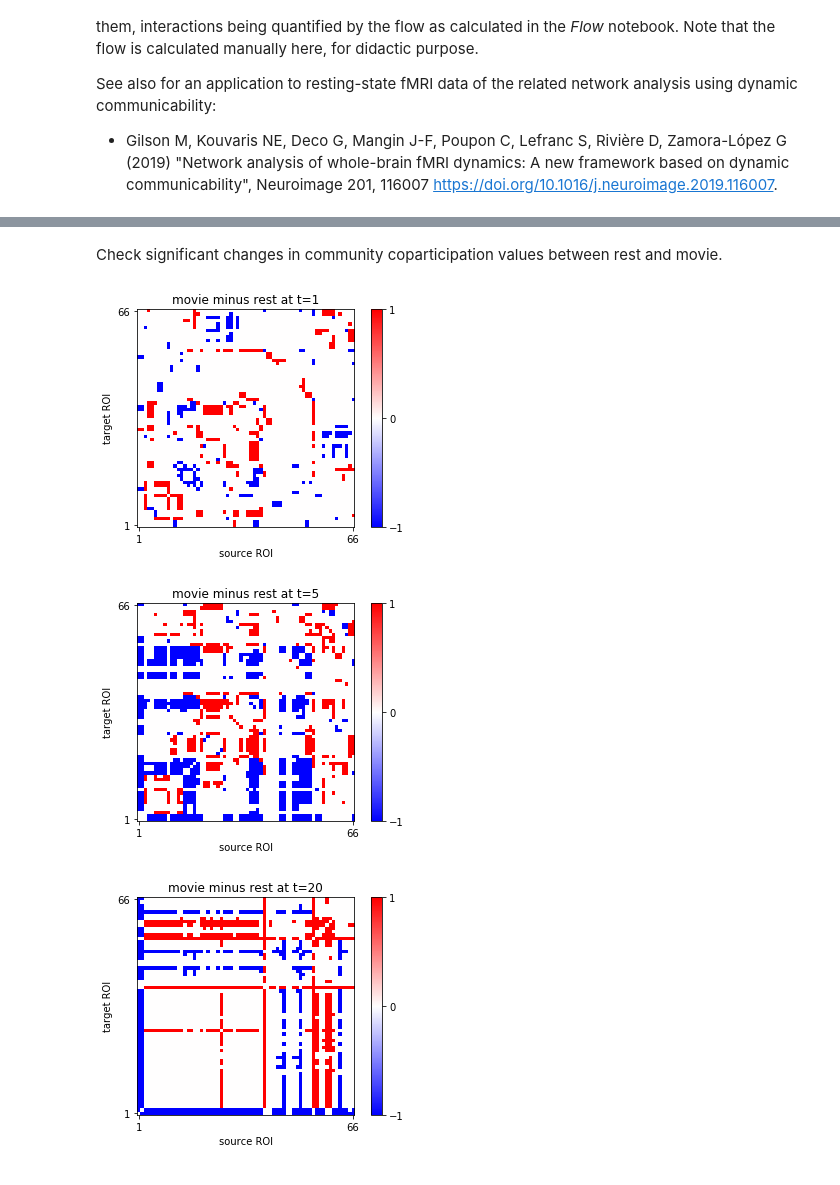
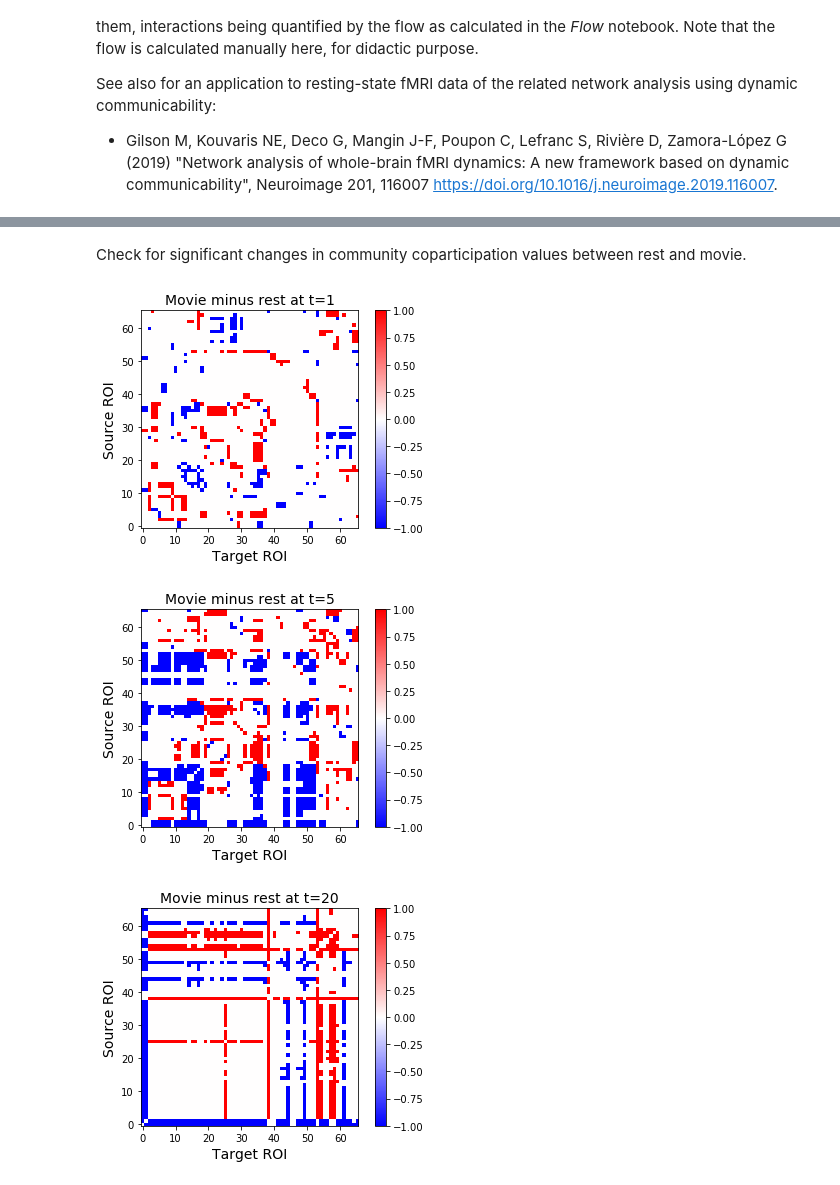
Before and after one commit to mb-BCA/notebooks_review2019, a Jupyter notebook: 3b_Communities.ipynb, the cells around one changed output, grey strips where cells are left out. Saved outputs shown, nothing was run; the diff lists cells and outputs as text; code cells hidden in the pictures.

Commit message:
Update 3b_Communities.ipynb
Cosmetic changes. Finished.

```diff
--- a/3b_Communities.ipynb
+++ b/3b_Communities.ipynb
@@ -151,22 +169,23 @@ Now we reorder the ROIs by grouping them according to the community structure at
 # %%
-# reorder ROIs according to rest community for early integration time (assess stable communities over all rest sessions)
+# Reorder ROIs according to rest community for early integration time
+# (assess stable communities over all rest sessions)
 stab_community_rest = summary_community[:,:2,0,:,:].mean(axis=(0,1))
 stab_community_rest[mask_diag] = 0
-stab_community_rest_null = np.outer(stab_community_rest.sum(1),stab_community_rest.sum(0))
+stab_community_rest_null = np.outer( stab_community_rest.sum(1), stab_community_rest.sum(0) )
 stab_community_rest_null[mask_diag] = 0
 stab_community_rest_null *= stab_community_rest.sum() / stab_community_rest_null.sum()
 
 part_rest = calc_part(stab_community_rest - stab_community_rest_null)
 
-print('number of groups:', len(part_rest))
+print('Number of groups:', len(part_rest))
 for ii in range(len(part_rest)):
-    print('group', ii, 'with', len(part_rest[ii]), 'ROIs')
+    print('Group', ii, 'with', len(part_rest[ii]), 'ROIs')
     for i in part_rest[ii]:
         print(ROI_labels[i],)
     print()
-# reorganize ROI according to partition
-part_ind = np.array(part_rest[0]+part_rest[2]+part_rest[1]+part_rest[3],dtype=int)
+# Reorganize ROI according to partition
+part_ind = np.array(part_rest[0] + part_rest[2] + part_rest[1] + part_rest[3], dtype=np.int)
 
 if save_outputs:
-    np.save(res_dir+'part_ind.npy',part_ind)
+    np.save(res_dir + 'part_ind.npy', part_ind)
 # %% [output]
@@ -225,29 +242,28 @@ plt.show()
 # %% [markdown]
-Check significant changes in community coparticipation values between rest and movie.
+Check for significant changes in community coparticipation values between rest and movie.
 # %%
 sig_diff_flow = np.zeros([nT,N,N])
 for iT in range(nT):
     for i in range(N):
         for j in range(N):
-            if not np.array_equiv(summary_community[:,0,iT,i,j],summary_community[:,1,iT,i,j]) \
-                and stt.mannwhitneyu(summary_community[:,0,iT,i,j],summary_community[:,1,iT,i,j])[1]<0.01: #0.05/(N*(N-1)):
-                sig_diff_flow[iT,i,j] = np.sign(summary_community[:,1,iT,i,j].mean()-summary_community[:,0,iT,i,j].mean())
+            if not np.array_equiv( summary_community[:,0,iT,i,j], summary_community[:,1,iT,i,j] ) \
+                and stt.mannwhitneyu( summary_community[:,0,iT,i,j], summary_community[:,1,iT,i,j] )[1] < 0.01: #0.05/(N*(N-1)):
+                sig_diff_flow[iT,i,j] = np.sign( summary_community[:,1,iT,i,j].mean() - summary_community[:,0,iT,i,j].mean() )
 
-# matrix plots of statistical differences between coparticipation values
+# Matrix plots of statistical differences between coparticipation values
 for iT in range(nT):
     plt.figure()
-    plt.imshow(sig_diff_flow[iT,part_ind,:][:,part_ind], origin='lower', vmin=-1, vmax=1, cmap='bwr')
-    plt.xticks([0,65],['1','66'])
-    plt.yticks([0,65],['1','66'])
-    plt.xlabel('target ROI')
-    plt.ylabel('source ROI')
-    plt.colorbar(ticks=[-1,0,1])
-    plt.title('movie minus rest at t='+str(vT[iT]))
+    plt.imshow(sig_diff_flow[iT,part_ind,:][:,part_ind], origin='lower', cmap='bwr')
+    plt.clim(-1,1)
+    plt.xlabel('Target ROI', fontsize=14)
+    plt.ylabel('Source ROI', fontsize=14)
+    plt.colorbar()
+    plt.title('Movie minus rest at t=' + str(vT[iT]), fontsize=14)
     if save_outputs:
-        plt.savefig(res_dir+'sig_chg_community_t'+str(iT)+'.'+graph_format,format=graph_format,transparent=True)
+        plt.savefig(res_dir + 'sig_chg_community_t' + str(iT), transparent=True)
 
 plt.show()
 # %% [output]
-[figure, old version]
+[figure, new version]
-[figure, old version]
+[figure, new version]
-[figure, old version]
+[figure, new version]
```
Also changed, not shown: parts of 10 cells of this notebook.
